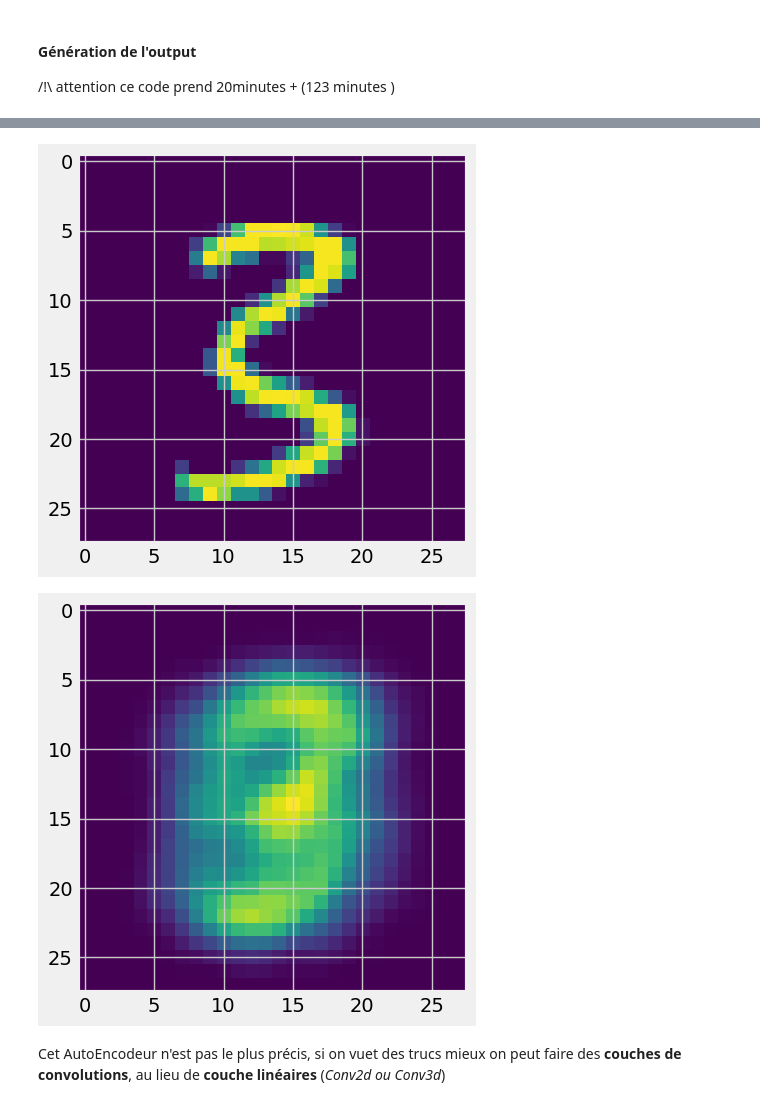
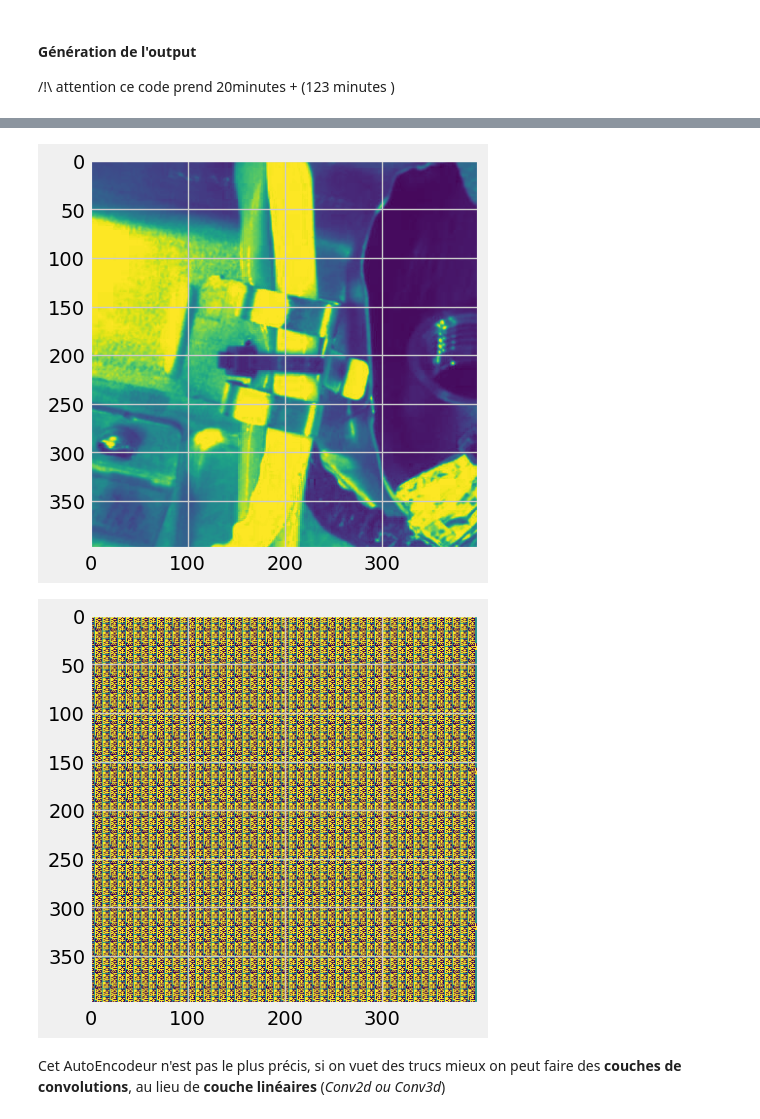
Before and after one commit to PommeDev/Detection-d-anomalies, a Jupyter notebook: AutoEncodeur_notebook.ipynb, the cells around one changed output, grey strips where cells are left out. Saved outputs shown, nothing was run; the diff lists cells and outputs as text; code cells hidden in the pictures.

```diff
--- a/AutoEncodeur_notebook.ipynb
+++ b/AutoEncodeur_notebook.ipynb
@@ -117,10 +117,9 @@ import matplotlib.pyplot as plt
 tensor_transform = transforms.ToTensor()
 
 #Récupère le dataset, mettre download à True si les données ne sont pas présente en local.
-dataset = datasets.MNIST("./data",train= True,download=False,transform=tensor_transform)
 
 #créer l'itérateur
-loader = torch.utils.data.DataLoader(dataset=dataset,batch_size=32,shuffle=True)
+loader = torch.utils.data.DataLoader(dataset=dataset,batch_size=16,shuffle=True)
 # %% [markdown]
 #### Création de la classe principale
 # %% [markdown]
@@ -173,7 +208,7 @@ $\sum (x-e)^2$ <br>
 
 L'optimiseur est le moyen de calculer la descente de gradient, [Adam](https://pytorch.org/docs/stable/generated/torch.optim.Adam.html#torch.optim.Adam)  est le plus "efficace" dans notre cas (converge le plus vite, et vers un bon minimum), il en existe d'autre la descente de gradient de base, descente de Newton, descente de gradient stochastique (CF cours de MCMC), Adam est une amélioration de la descente de gradient stochastique.
 # %%
-model = AutoEncodeur()
+model = AutoEncodeurConv()
 fonction_perte = torch.nn.MSELoss()
 
 #lr : learning rate
@@ -190,7 +225,7 @@ for epoch in range(epochs):
     for (image, _) in loader: #Pour tester en batch, loader est l'itérateur du jeu de données
 
       # Reshaping the image to (-1, 784)
-      image = image.reshape(-1, 28*28)
+      #image = image.reshape(-1, 400*400)
 
       # Output of Autoencoder
       reconstructed = model(image) #On calcul l'image génerer par le réseau
@@ -234,16 +266,16 @@ plt.plot(losses2[-100:])
 for i, item in enumerate(image):
 
   # Reshape the array for plotting
-  item = item.reshape(-1, 28, 28)
+  item = item.reshape(-1, 400, 400)
   plt.imshow(item[0])
 # %% [output]
-[figure, old version]
+[figure, new version]
 # %%
 
 for i, item in enumerate(reconstructed):
-  item = item.reshape(-1, 28, 28)
+  #item = item.reshape(-1, 400, 400)
   plt.imshow(item[0].detach().numpy())
 # %% [output]
-[figure, old version]
+[figure, new version]
 # %% [markdown]
 Cet AutoEncodeur n'est pas le plus précis, si on vuet des trucs mieux on peut faire des **couches de convolutions**, au lieu de **couche linéaires** (_Conv2d ou Conv3d_)
```
Also changed, not shown: parts of 5 cells of this notebook, 4 other files.
